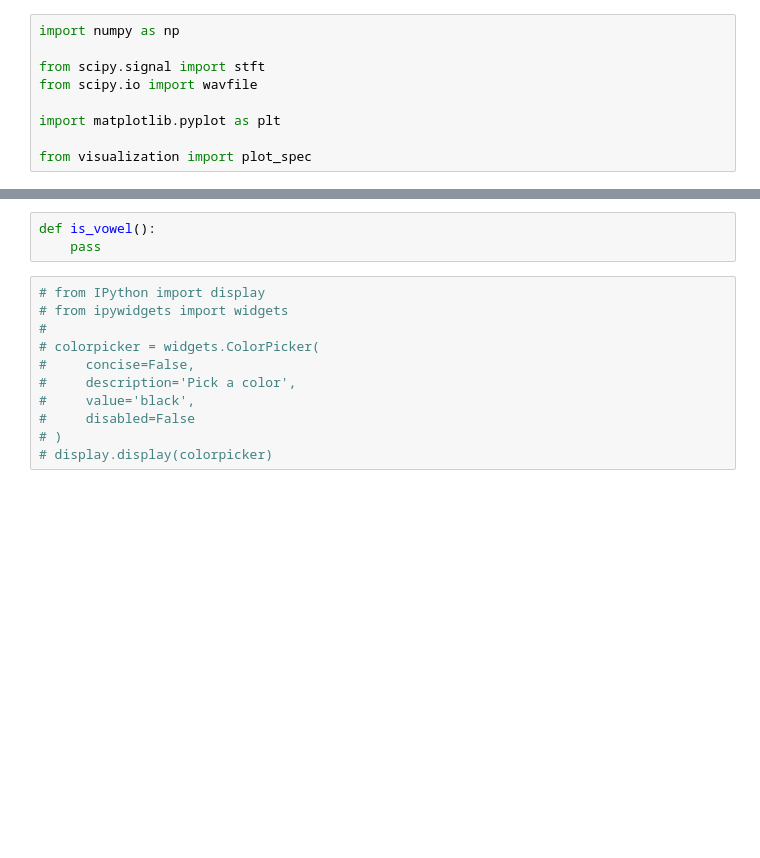
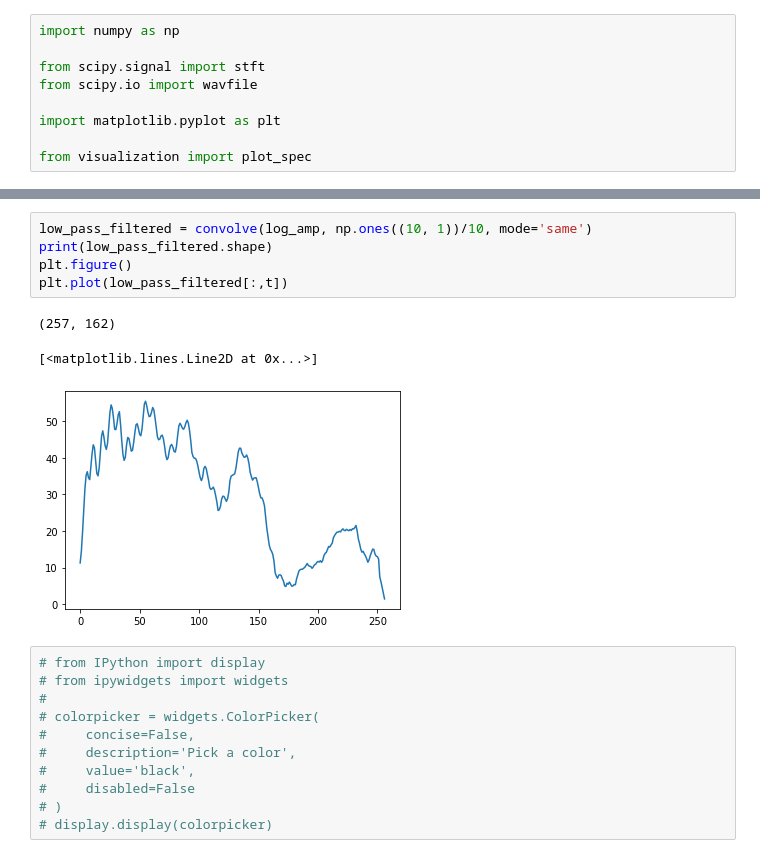
Before and after one commit to yunquian/CS-545-Project, a Jupyter notebook: spec_visualization.ipynb, the cells around one changed output, grey strips where cells are left out. Cells and saved outputs as stored; diff of their text form; blank space fills up the shorter version.

```diff
--- a/spec_visualization.ipynb
+++ b/spec_visualization.ipynb
@@ -91,6 +110,12 @@ plt.plot(freq[:fn], mod_ceps)
-# %%
-def is_vowel():
-    pass
+# %%
+low_pass_filtered = convolve(log_amp, np.ones((10, 1))/10, mode='same')
+print(low_pass_filtered.shape)
+plt.figure()
+plt.plot(low_pass_filtered[:,t])
+# %% [output]
+(257, 162)
+[<matplotlib.lines.Line2D at 0x...>]
+[figure, added]
 # %%
 # from IPython import display
 # from ipywidgets import widgets
```
Also changed, not shown: parts of 2 cells of this notebook, 2 other files.
